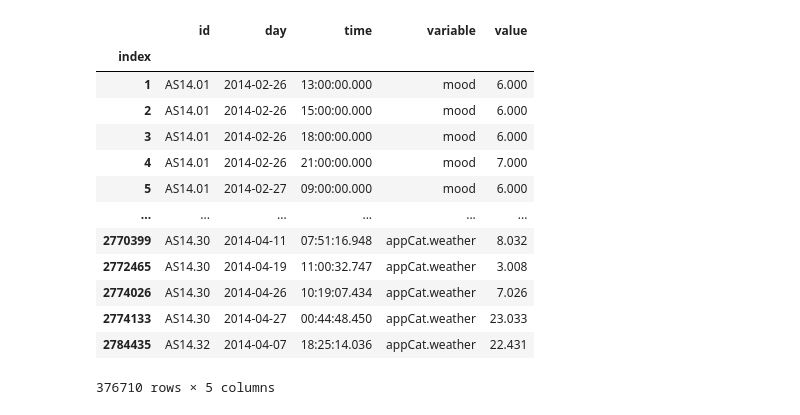
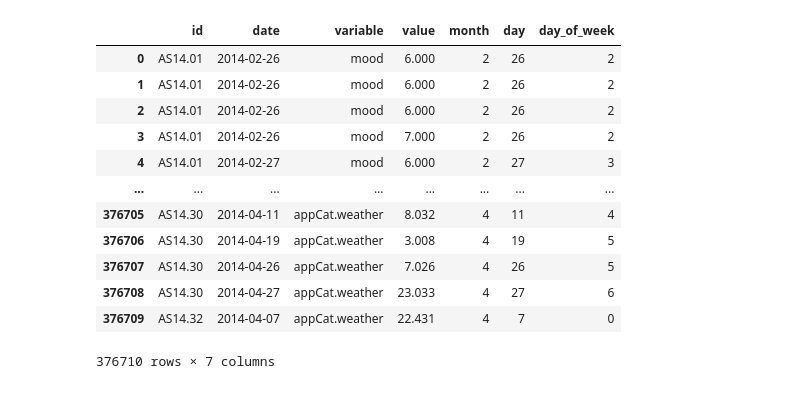
Before and after one commit to Zainab-am/Data-Mining-For-The-Girls, a Jupyter notebook: data_prep.ipynb, the cells around one changed output. Saved outputs shown, nothing was run; the diff lists cells and outputs as text; code cells hidden in the pictures.

```diff
--- a/data_prep.ipynb
+++ b/data_prep.ipynb
@@ -5,31 +7,40 @@ import pandas as pd
 # %%
-# data = pd.read_csv("data/dataset_mood_smartphone.csv").rename(columns={"Unnamed: 0": "index", "time": "day", }).set_index("index")
-# # # make seperate time and day column en make easier to understand
-# data.insert(2, "time", data.day)
-
-# check if nans
-# nans = data[data.isna().any(axis=1)]
-# nans
-
-# remove the nans
-# data = data.dropna()
+# data = pd.read_csv("data/dataset_mood_smartphone.csv").rename(columns={"Unnamed: 0": "index", "time": "date" })
 
 
-data = pd.read_csv("data/data_processed.csv", low_memory=False).set_index("index")
+# data['date'] = data['date'].str.split(" ").str.get(0)
+# data["date"] = pd.to_datetime(data["date"])
+
+
+# data["month"] = data["date"].dt.month
+# data["day"] = data["date"].dt.day
+# data["day_of_week"] = data["date"].dt.day_of_week
+
+
+
+# # check if nans
+# # nans = data[data.isna().any(axis=1)]
+# # nans
+
+# # remove the nans
+# data = data.dropna()
+# data = data.drop(["index"], axis=1)
+
+
+data = pd.read_csv("data/data_processed.csv", low_memory=False)
 data
 # %% [output]
-|  | id | day | time | variable | value |
-| index |  |  |  |  |  |
-| 1 | AS14.01 | 2014-02-26 | 13:00:00.000 | mood | 6.000 |
-| 2 | AS14.01 | 2014-02-26 | 15:00:00.000 | mood | 6.000 |
-| 3 | AS14.01 | 2014-02-26 | 18:00:00.000 | mood | 6.000 |
-| 4 | AS14.01 | 2014-02-26 | 21:00:00.000 | mood | 7.000 |
-| 5 | AS14.01 | 2014-02-27 | 09:00:00.000 | mood | 6.000 |
-| ... | ... | ... | ... | ... | ... |
-| 2770399 | AS14.30 | 2014-04-11 | 07:51:16.948 | appCat.weather | 8.032 |
-| 2772465 | AS14.30 | 2014-04-19 | 11:00:32.747 | appCat.weather | 3.008 |
-| 2774026 | AS14.30 | 2014-04-26 | 10:19:07.434 | appCat.weather | 7.026 |
-| 2774133 | AS14.30 | 2014-04-27 | 00:44:48.450 | appCat.weather | 23.033 |
-| 2784435 | AS14.32 | 2014-04-07 | 18:25:14.036 | appCat.weather | 22.431 |
+|  | id | date | variable | value | month | day | day_of_week |
+| 0 | AS14.01 | 2014-02-26 | mood | 6.000 | 2 | 26 | 2 |
+| 1 | AS14.01 | 2014-02-26 | mood | 6.000 | 2 | 26 | 2 |
+| 2 | AS14.01 | 2014-02-26 | mood | 6.000 | 2 | 26 | 2 |
+| 3 | AS14.01 | 2014-02-26 | mood | 7.000 | 2 | 26 | 2 |
+| 4 | AS14.01 | 2014-02-27 | mood | 6.000 | 2 | 27 | 3 |
+| ... | ... | ... | ... | ... | ... | ... | ... |
+| 376705 | AS14.30 | 2014-04-11 | appCat.weather | 8.032 | 4 | 11 | 4 |
+| 376706 | AS14.30 | 2014-04-19 | appCat.weather | 3.008 | 4 | 19 | 5 |
+| 376707 | AS14.30 | 2014-04-26 | appCat.weather | 7.026 | 4 | 26 | 5 |
+| 376708 | AS14.30 | 2014-04-27 | appCat.weather | 23.033 | 4 | 27 | 6 |
+| 376709 | AS14.32 | 2014-04-07 | appCat.weather | 22.431 | 4 | 7 | 0 |
-376710 rows × 5 columns
+376710 rows × 7 columns
 # %%
```
Also changed, not shown: parts of 19 cells of this notebook, 7 other files.
